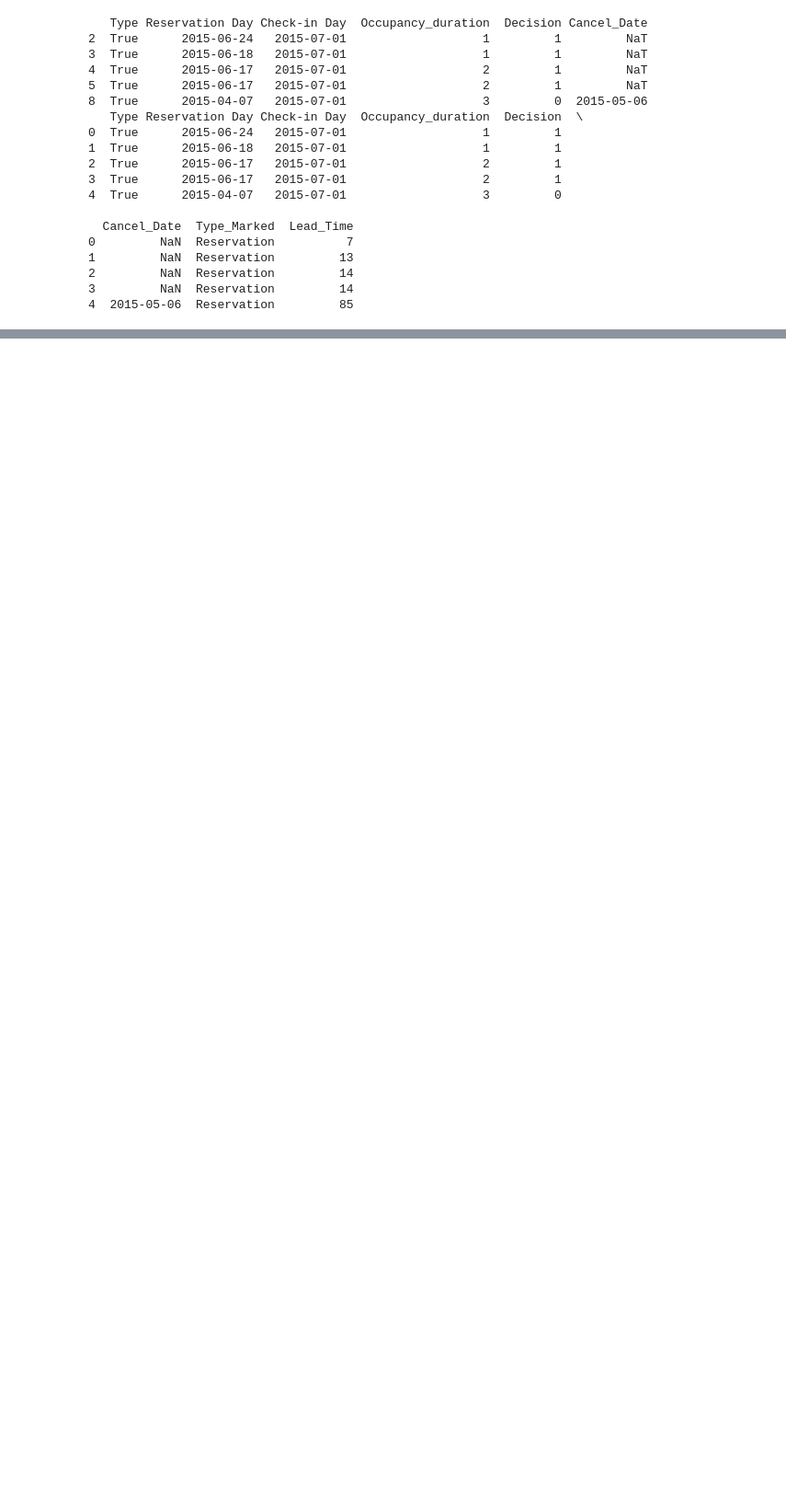
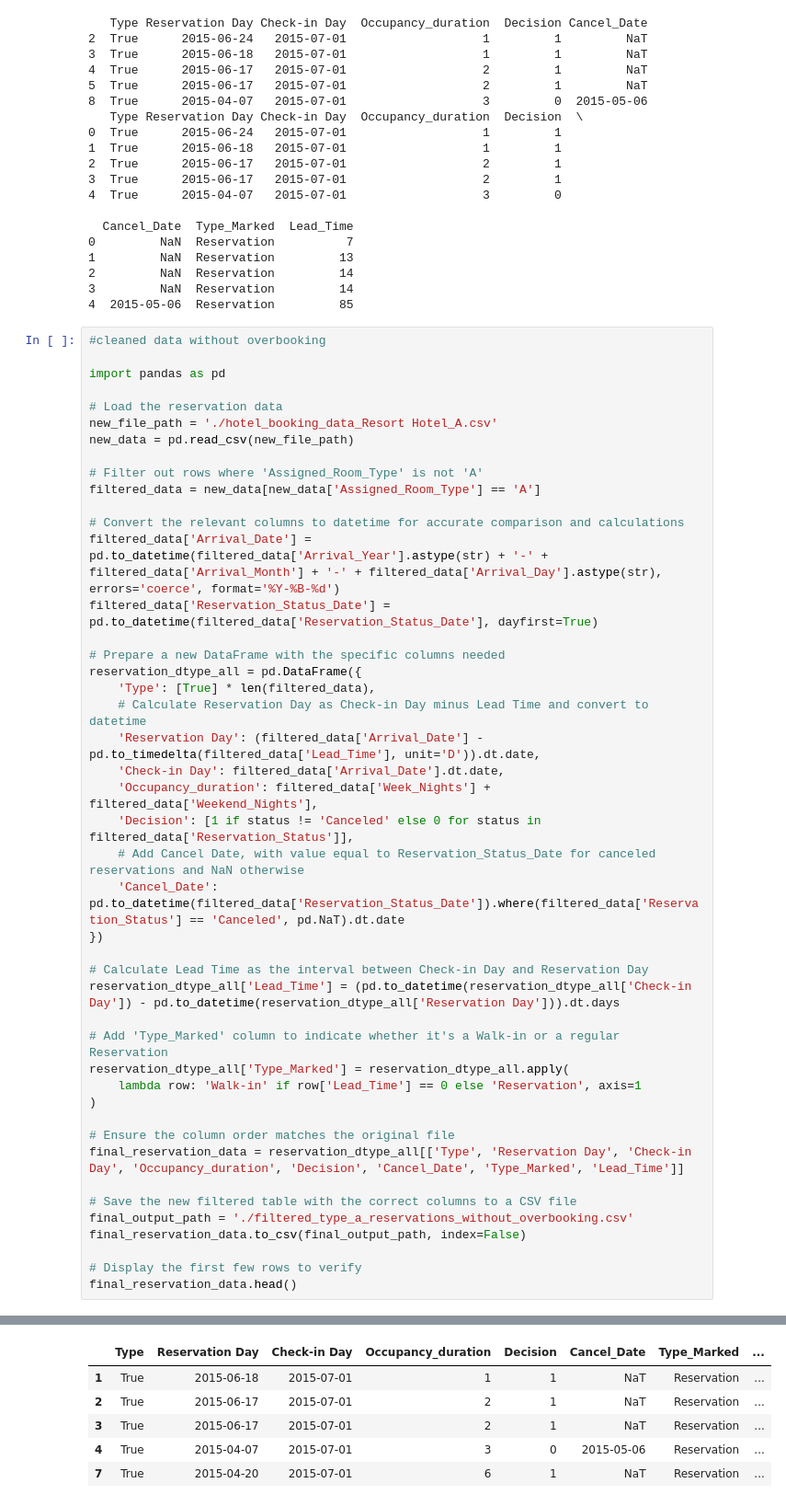
Before and after one commit to Archer222arc/overbooking, a Jupyter notebook: real_data.ipynb, the cells around one changed output, grey strips where cells are left out. Shown at 92% size. Drawn from its saved outputs; the diff is of its cells as text; blank space fills up the shorter version.

```diff
--- a/real_data.ipynb
+++ b/real_data.ipynb
@@ -233,3 +202,49 @@ print(reservation_data.head())
 2         NaN  Reservation         14
 3         NaN  Reservation         14
 4  2015-05-06  Reservation         85
+# %%
+#cleaned data without overbooking
+
+import pandas as pd
+
+# Load the reservation data
+new_file_path = './hotel_booking_data_Resort Hotel_A.csv'
+new_data = pd.read_csv(new_file_path)
+
+# Filter out rows where 'Assigned_Room_Type' is not 'A'
+filtered_data = new_data[new_data['Assigned_Room_Type'] == 'A']
+
+# Convert the relevant columns to datetime for accurate comparison and calculations
+filtered_data['Arrival_Date'] = pd.to_datetime(filtered_data['Arrival_Year'].astype(str) + '-' + filtered_data['Arrival_Month'] + '-' + filtered_data['Arrival_Day'].astype(str), errors='coerce', format='%Y-%B-%d')
+filtered_data['Reservation_Status_Date'] = pd.to_datetime(filtered_data['Reservation_Status_Date'], dayfirst=True)
+
+# Prepare a new DataFrame with the specific columns needed
+reservation_dtype_all = pd.DataFrame({
+    'Type': [True] * len(filtered_data),
+    # Calculate Reservation Day as Check-in Day minus Lead Time and convert to datetime
+    'Reservation Day': (filtered_data['Arrival_Date'] - pd.to_timedelta(filtered_data['Lead_Time'], unit='D')).dt.date,
+    'Check-in Day': filtered_data['Arrival_Date'].dt.date,
+    'Occupancy_duration': filtered_data['Week_Nights'] + filtered_data['Weekend_Nights'],
+    'Decision': [1 if status != 'Canceled' else 0 for status in filtered_data['Reservation_Status']],
+    # Add Cancel Date, with value equal to Reservation_Status_Date for canceled reservations and NaN otherwise
+    'Cancel_Date': pd.to_datetime(filtered_data['Reservation_Status_Date']).where(filtered_data['Reservation_Status'] == 'Canceled', pd.NaT).dt.date
+})
+
+# Calculate Lead Time as the interval between Check-in Day and Reservation Day
+reservation_dtype_all['Lead_Time'] = (pd.to_datetime(reservation_dtype_all['Check-in Day']) - pd.to_datetime(reservation_dtype_all['Reservation Day'])).dt.days
+
+# Add 'Type_Marked' column to indicate whether it's a Walk-in or a regular Reservation
+reservation_dtype_all['Type_Marked'] = reservation_dtype_all.apply(
+    lambda row: 'Walk-in' if row['Lead_Time'] == 0 else 'Reservation', axis=1
+)
+
+# Ensure the column order matches the original file
+final_reservation_data = reservation_dtype_all[['Type', 'Reservation Day', 'Check-in Day', 'Occupancy_duration', 'Decision', 'Cancel_Date', 'Type_Marked', 'Lead_Time']]
+
+# Save the new filtered table with the correct columns to a CSV file
+final_output_path = './filtered_type_a_reservations_without_overbooking.csv'
+final_reservation_data.to_csv(final_output_path, index=False)
+
+# Display the first few rows to verify
+final_reservation_data.head()
+# %% [output]
@@ -236,3 +261,9 @@ print(reservation_data.head())
+|  | Type | Reservation Day | Check-in Day | Occupancy_duration | Decision | Cancel_Date | Type_Marked | ... |
+| 1 | True | 2015-06-18 | 2015-07-01 | 1 | 1 | NaT | Reservation | ... |
+| 2 | True | 2015-06-17 | 2015-07-01 | 2 | 1 | NaT | Reservation | ... |
+| 3 | True | 2015-06-17 | 2015-07-01 | 2 | 1 | NaT | Reservation | ... |
+| 4 | True | 2015-04-07 | 2015-07-01 | 3 | 0 | 2015-05-06 | Reservation | ... |
+| 7 | True | 2015-04-20 | 2015-07-01 | 6 | 1 | NaT | Reservation | ... |
 # %%
 # Cell 1: Fitting Distributions
 
```
Also changed, not shown: parts of 11 cells of this notebook, 12 other files.
